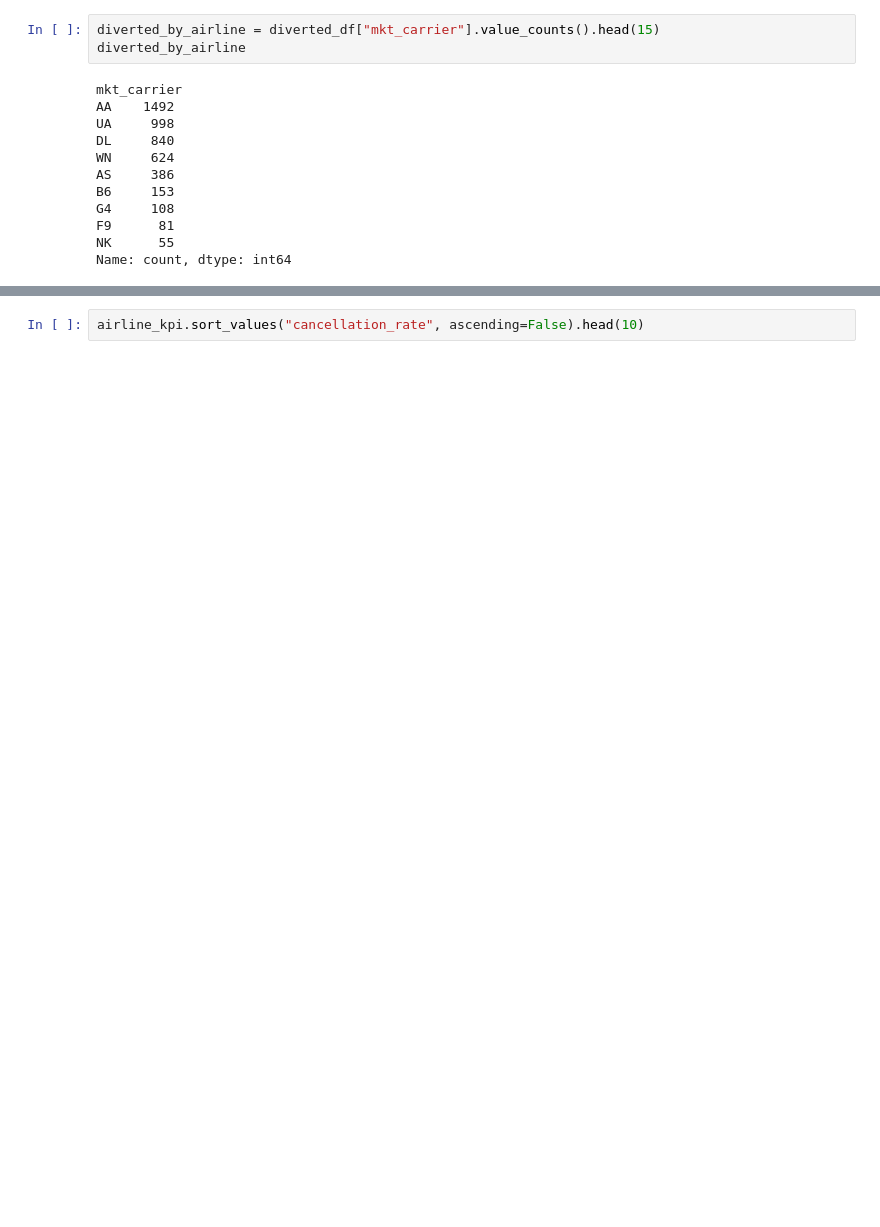
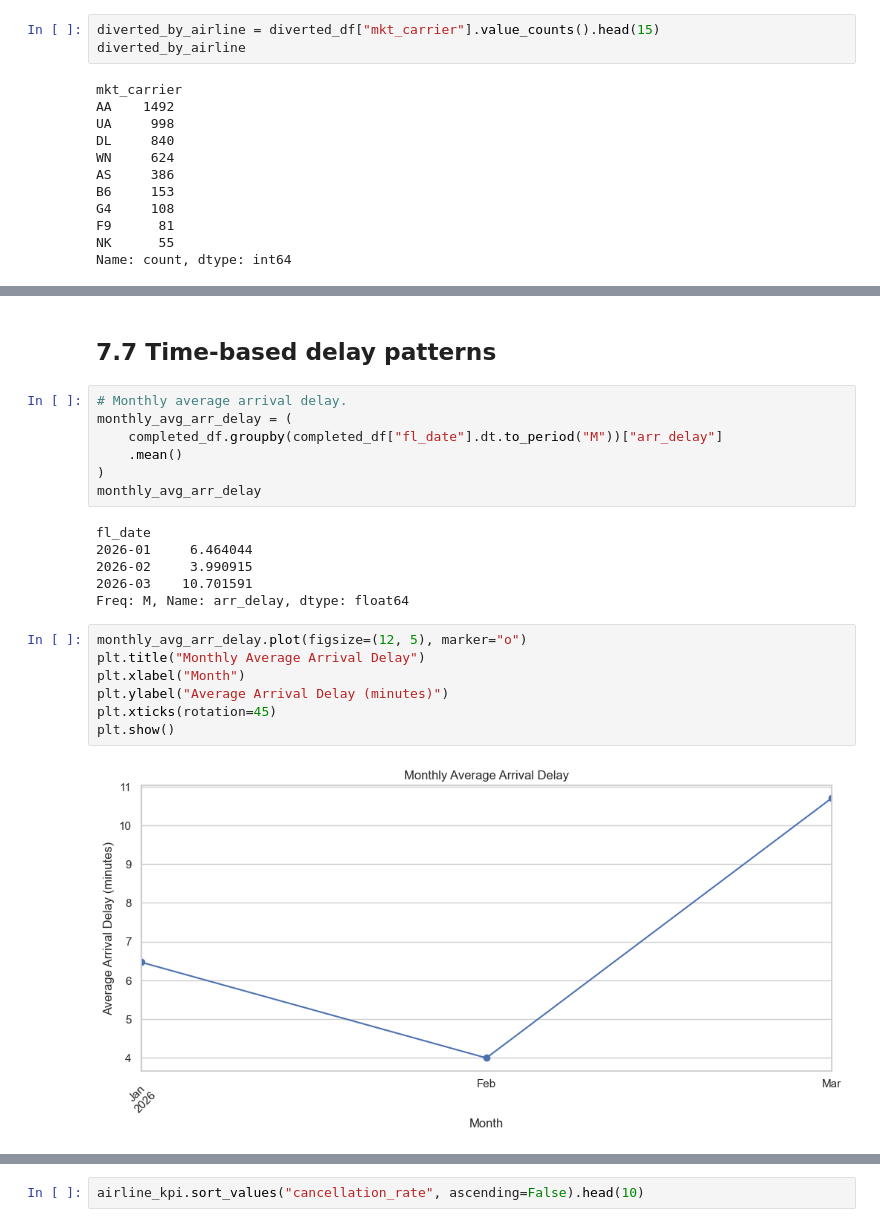
Before and after one commit to BhupathiTharun/Airline-Operations-Intelligence, a Jupyter notebook: notebooks/06_eda.ipynb, the cells around one changed output, grey strips where cells are left out. Cells and saved outputs as stored; diff of their text form; blank space fills up the shorter version.

```diff
--- a/notebooks/06_eda.ipynb
+++ b/notebooks/06_eda.ipynb
@@ -1148,0 +1118,24 @@ airport_kpi.sort_values("flights", ascending=False).head(20)
+# %% [markdown]
+## 7.7 Time-based delay patterns
+# %%
+# Monthly average arrival delay.
+monthly_avg_arr_delay = (
+    completed_df.groupby(completed_df["fl_date"].dt.to_period("M"))["arr_delay"]
+    .mean()
+)
+monthly_avg_arr_delay
+# %% [output]
+fl_date
+2026-01     6.464044
+2026-02     3.990915
+2026-03    10.701591
+Freq: M, Name: arr_delay, dtype: float64
+# %%
+monthly_avg_arr_delay.plot(figsize=(12, 5), marker="o")
+plt.title("Monthly Average Arrival Delay")
+plt.xlabel("Month")
+plt.ylabel("Average Arrival Delay (minutes)")
+plt.xticks(rotation=45)
+plt.show()
+# %% [output]
+[figure, added]
```
Also changed, not shown: parts of 311 cells of this notebook, 19 other files.
